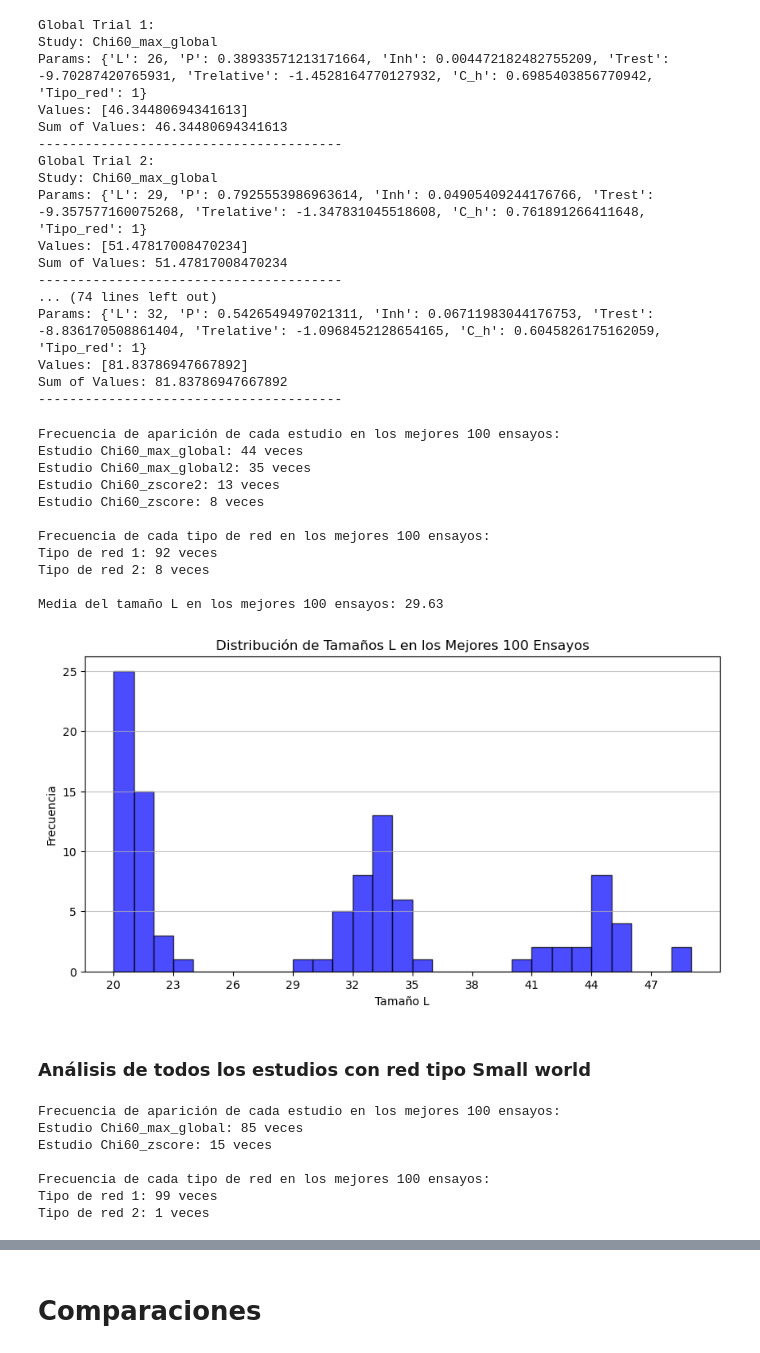
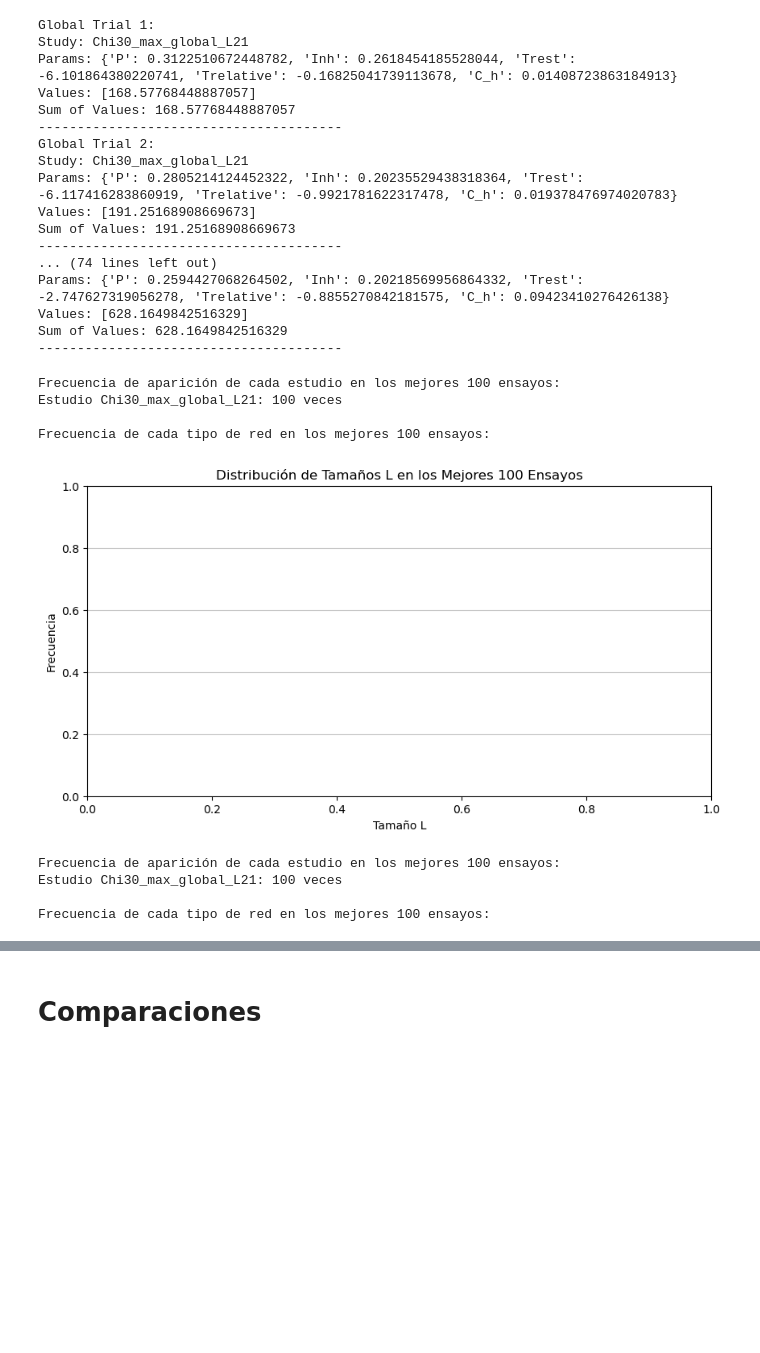
Before and after one commit to juanmillan03/Tesis-CA, a Jupyter notebook: Codigos/V7/Analisis.ipynb, the cells around one changed output, grey strips where cells are left out. Saved outputs shown, nothing was run; the diff lists cells and outputs as text; code cells hidden in the pictures; blank space fills up the shorter version.

```diff
--- a/Codigos/V7/Analisis.ipynb
+++ b/Codigos/V7/Analisis.ipynb
@@ -206,7 +206,7 @@ Sum of Values: 95.82322109036774
 ---------------------------------------
 # %%
 # Directorio donde están almacenados los estudios
-study_directory = "Estudios/Small_world/"  # Asegúrate de que este sea el directorio correcto
+study_directory = "Estudios/"  # Asegúrate de que este sea el directorio correcto
 
 # Ruta completa para la base de datos (asume que todas están en formato SQLite)
 storage_prefix = "sqlite:///"
@@ -245,81 +245,72 @@ for i, trial in enumerate(best_trials_global[:15]):
     print("---------------------------------------")
 # %% [output]
 Global Trial 1:
-Study: Chi60_max_global
-Params: {'L': 26, 'P': 0.38933571213171664, 'Inh': 0.004472182482755209, 'Trest': -9.70287420765931, 'Trelative': -1.4528164770127932, 'C_h': 0.6985403856770942, 'Tipo_red': 1}
-Values: [46.34480694341613]
-Sum of Values: 46.34480694341613
+Study: Chi30_max_global_L21
+Params: {'P': 0.3122510672448782, 'Inh': 0.2618454185528044, 'Trest': -6.101864380220741, 'Trelative': -0.16825041739113678, 'C_h': 0.01408723863184913}
+Values: [168.57768448887057]
+Sum of Values: 168.57768448887057
 ---------------------------------------
 Global Trial 2:
-Study: Chi60_max_global
-Params: {'L': 29, 'P': 0.7925553986963614, 'Inh': 0.04905409244176766, 'Trest': -9.357577160075268, 'Trelative': -1.347831045518608, 'C_h': 0.761891266411648, 'Tipo_red': 1}
-Values: [51.47817008470234]
-Sum of Values: 51.47817008470234
+Study: Chi30_max_global_L21
+Params: {'P': 0.2805214124452322, 'Inh': 0.20235529438318364, 'Trest': -6.117416283860919, 'Trelative': -0.9921781622317478, 'C_h': 0.019378476974020783}
+Values: [191.25168908669673]
+Sum of Values: 191.25168908669673
 ---------------------------------------
 ... (74 lines left out)
-Params: {'L': 32, 'P': 0.5426549497021311, 'Inh': 0.06711983044176753, 'Trest': -8.836170508861404, 'Trelative': -1.0968452128654165, 'C_h': 0.6045826175162059, 'Tipo_red': 1}
-Values: [81.83786947667892]
-Sum of Values: 81.83786947667892
+Params: {'P': 0.2594427068264502, 'Inh': 0.20218569956864332, 'Trest': -2.747627319056278, 'Trelative': -0.8855270842181575, 'C_h': 0.09423410276426138}
+Values: [628.1649842516329]
+Sum of Values: 628.1649842516329
 ---------------------------------------
 # %%
 study_names = [trial.study_name for trial in best_trials_global]
-network_types = [trial.params['Tipo_red'] for trial in best_trials_global]
-sizes = [trial.params['L'] for trial in best_trials_global]  # Recopilar tamaños L
+#network_types = [trial.params['Tipo_red'] for trial in best_trials_global]
+#sizes = [trial.params['L'] for trial in best_trials_global]  # Recopilar tamaños L
 
 # Contar las frecuencias
 study_frequency_count = defaultdict(int)
 network_type_frequency_count = defaultdict(int)
 size_frequency_count = defaultdict(int)
 
 for study in study_names:
     study_frequency_count[study] += 1
 
-for network_type in network_types:
-    network_type_frequency_count[network_type] += 1
+# for network_type in network_types:
+#     network_type_frequency_count[network_type] += 1
 
-for size in sizes:
-    size_frequency_count[size] += 1  # Contar la frecuencia de cada tamaño L
+# for size in sizes:
+#     size_frequency_count[size] += 1  # Contar la frecuencia de cada tamaño L
 
 print(f"\nFrecuencia de aparición de cada estudio en los mejores {number_top} ensayos:")
 for study_name, count in study_frequency_count.items():
     print(f"Estudio {study_name}: {count} veces")
 
 # Mostrar la frecuencia de cada tipo de red en los mejores 150 ensayos
 print(f"\nFrecuencia de cada tipo de red en los mejores {number_top} ensayos:")
 for network_type, count in network_type_frequency_count.items():
     print(f"Tipo de red {network_type}: {count} veces")
 
-mean_size = np.mean(sizes)
-print(f"\nMedia del tamaño L en los mejores {number_top} ensayos: {mean_size}")
+#mean_size = np.mean(sizes)
+#print(f"\nMedia del tamaño L en los mejores {number_top} ensayos: {mean_size}")
 
 # Graficar la distribución de los tamaños L
 plt.figure(figsize=(10, 5))
-plt.hist(sizes, bins=range(min(sizes), max(sizes) + 1), alpha=0.7, color='blue', edgecolor='black')
+#plt.hist(sizes, bins=range(min(sizes), max(sizes) + 1), alpha=0.7, color='blue', edgecolor='black')
 plt.title(f'Distribución de Tamaños L en los Mejores {number_top} Ensayos')
 plt.xlabel('Tamaño L')
 plt.ylabel('Frecuencia')
-plt.xticks(range(min(sizes), max(sizes) + 1,3))
+#plt.xticks(range(min(sizes), max(sizes) + 1,3))
 plt.grid(axis='y', alpha=0.75)
 plt.show()
 # %% [output]
 Frecuencia de aparición de cada estudio en los mejores 100 ensayos:
-Estudio Chi60_max_global: 44 veces
-Estudio Chi60_max_global2: 35 veces
-Estudio Chi60_zscore2: 13 veces
-Estudio Chi60_zscore: 8 veces
+Estudio Chi30_max_global_L21: 100 veces
 
 Frecuencia de cada tipo de red en los mejores 100 ensayos:
-Tipo de red 1: 92 veces
-Tipo de red 2: 8 veces
-
-Media del tamaño L en los mejores 100 ensayos: 29.63
-[figure, old version]
+[figure, new version]
-# %% [markdown]
-### Análisis de todos los estudios con red tipo Small world
 # %%
 study_names = [trial.study_name for trial in best_trials_global]
-network_types = [trial.params['Tipo_red'] for trial in best_trials_global]
-sizes = [trial.params['L'] for trial in best_trials_global]  # Recopilar tamaños L
+#network_types = [trial.params['Tipo_red'] for trial in best_trials_global]
+#sizes = [trial.params['L'] for trial in best_trials_global]  # Recopilar tamaños L
 trest_values = [trial.params['Trest'] for trial in best_trials_global]  # Recopilar Trest
 trela_values = [trial.params['Trelative'] for trial in best_trials_global]  # Recopilar Trest
 Chiper=[trial.params['C_h'] for trial in best_trials_global]  # Recopilar Trest
@@ -333,8 +324,8 @@ network_type_frequency_count = defaultdict(int)
 for study in study_names:
     study_frequency_count[study] += 1
 
-for network_type in network_types:
-    network_type_frequency_count[network_type] += 1
+#for network_type in network_types:
+#    network_type_frequency_count[network_type] += 1
 
 
 # Mostrar la frecuencia de aparición de cada estudio en los mejores 150 ensayos
@@ -348,10 +339,7 @@ for network_type, count in network_type_frequency_count.items():
     print(f"Tipo de red {network_type}: {count} veces")
 # %% [output]
 Frecuencia de aparición de cada estudio en los mejores 100 ensayos:
-Estudio Chi60_max_global: 85 veces
-Estudio Chi60_zscore: 15 veces
+Estudio Chi30_max_global_L21: 100 veces
 
 Frecuencia de cada tipo de red en los mejores 100 ensayos:
-Tipo de red 1: 99 veces
-Tipo de red 2: 1 veces
 # %%
```
Also changed, not shown: parts of 3 cells of this notebook, 17 other files.
